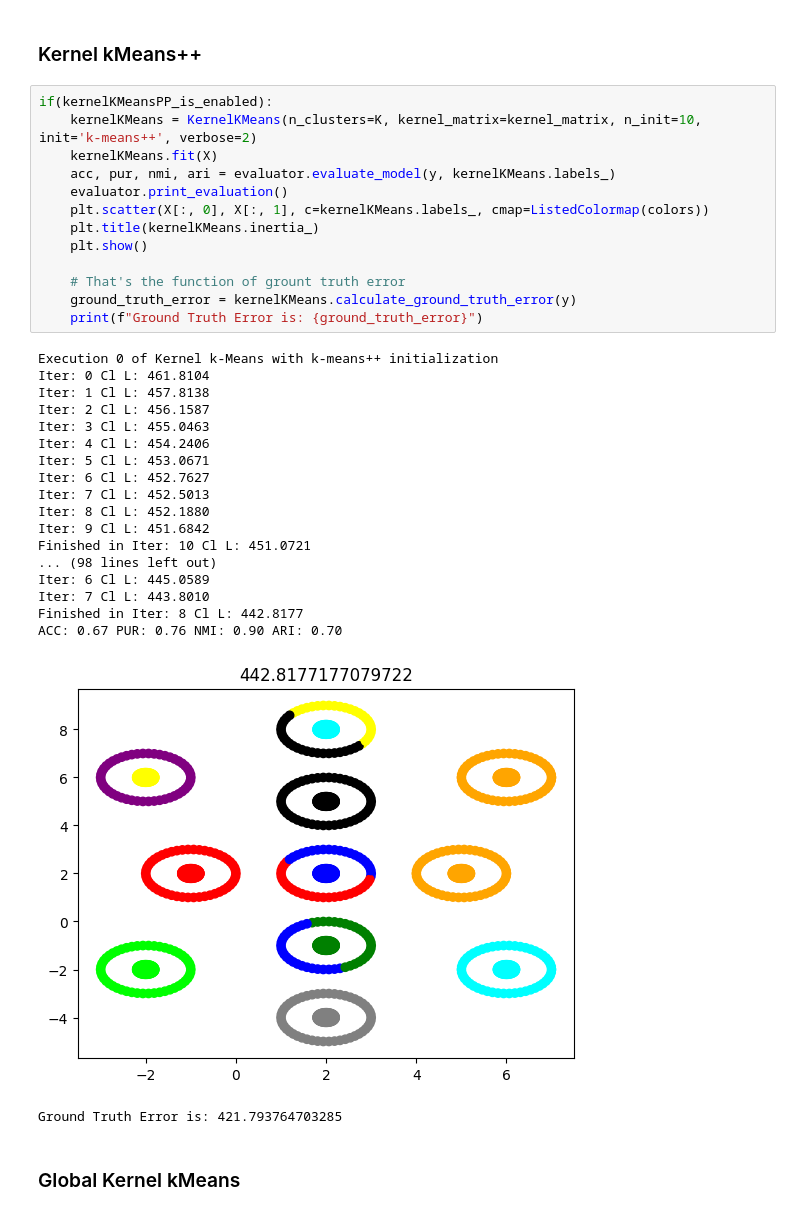
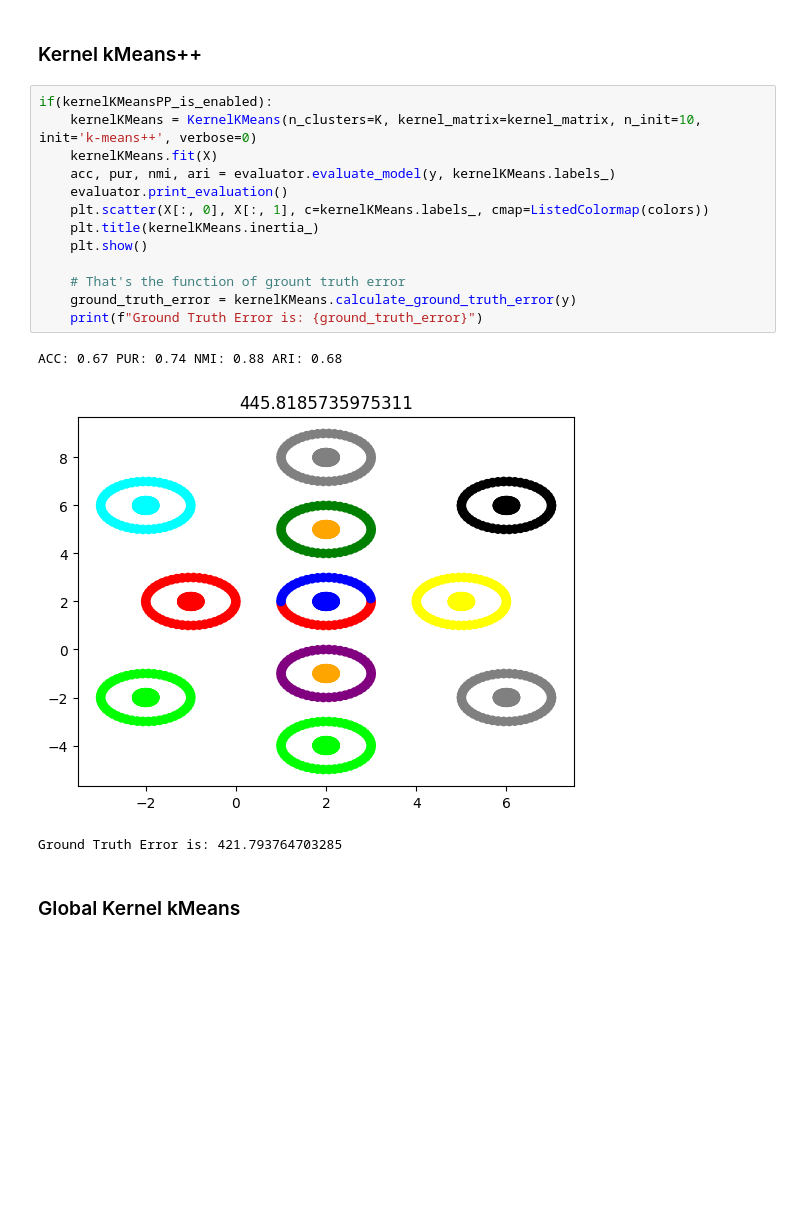
Before and after one commit to gvardakas/global-kernel-k-means-pp, a Jupyter notebook: Kernel k-means.ipynb, the cells around one changed output. Saved outputs shown, nothing was run; the diff lists cells and outputs as text; blank space fills up the shorter version.

```diff
--- a/Kernel k-means.ipynb
+++ b/Kernel k-means.ipynb
@@ -72,36 +65,20 @@ ACC: 0.68 PUR: 0.71 NMI: 0.86 ARI: 0.64
 ### Kernel kMeans++
 # %%
 if(kernelKMeansPP_is_enabled):
-    kernelKMeans = KernelKMeans(n_clusters=K, kernel_matrix=kernel_matrix, n_init=10, init='k-means++', verbose=2)
+    kernelKMeans = KernelKMeans(n_clusters=K, kernel_matrix=kernel_matrix, n_init=10, init='k-means++', verbose=0)
     kernelKMeans.fit(X)
     acc, pur, nmi, ari = evaluator.evaluate_model(y, kernelKMeans.labels_)
     evaluator.print_evaluation()
     plt.scatter(X[:, 0], X[:, 1], c=kernelKMeans.labels_, cmap=ListedColormap(colors))
     plt.title(kernelKMeans.inertia_)
     plt.show()
 
     # That's the function of grount truth error
     ground_truth_error = kernelKMeans.calculate_ground_truth_error(y)
     print(f"Ground Truth Error is: {ground_truth_error}")
 # %% [output]
-Execution 0 of Kernel k-Means with k-means++ initialization
-Iter: 0 Cl L: 461.8104
-Iter: 1 Cl L: 457.8138
-Iter: 2 Cl L: 456.1587
-Iter: 3 Cl L: 455.0463
-Iter: 4 Cl L: 454.2406
-Iter: 5 Cl L: 453.0671
-Iter: 6 Cl L: 452.7627
-Iter: 7 Cl L: 452.5013
-Iter: 8 Cl L: 452.1880
-Iter: 9 Cl L: 451.6842
-Finished in Iter: 10 Cl L: 451.0721
-... (98 lines left out)
-Iter: 6 Cl L: 445.0589
-Iter: 7 Cl L: 443.8010
-Finished in Iter: 8 Cl L: 442.8177
-ACC: 0.67 PUR: 0.76 NMI: 0.90 ARI: 0.70
+ACC: 0.67 PUR: 0.74 NMI: 0.88 ARI: 0.68
-[figure, old version]
+[figure, new version]
 Ground Truth Error is: 421.793764703285
 # %% [markdown]
 ### Global Kernel kMeans
```
Also changed, not shown: parts of 3 cells of this notebook.
